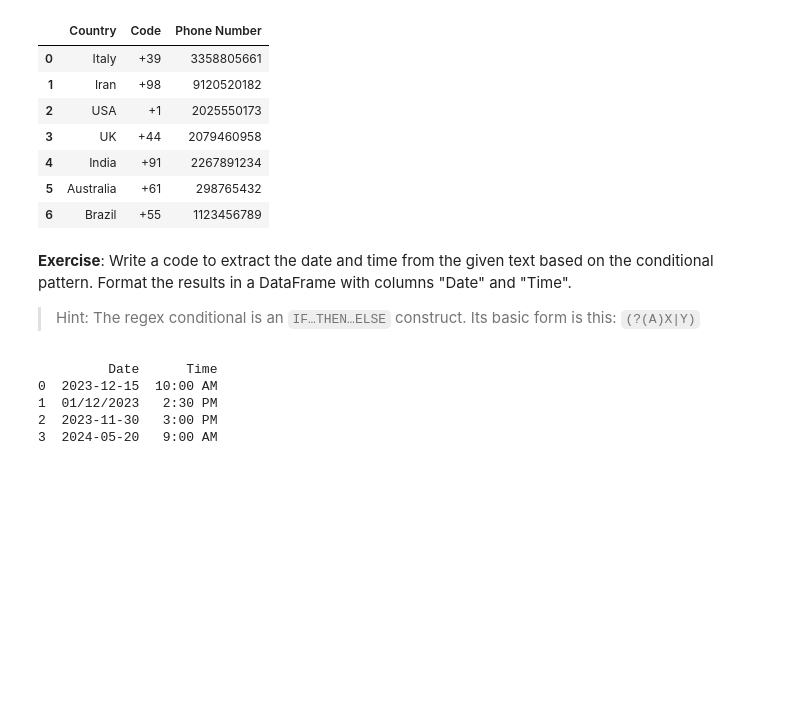
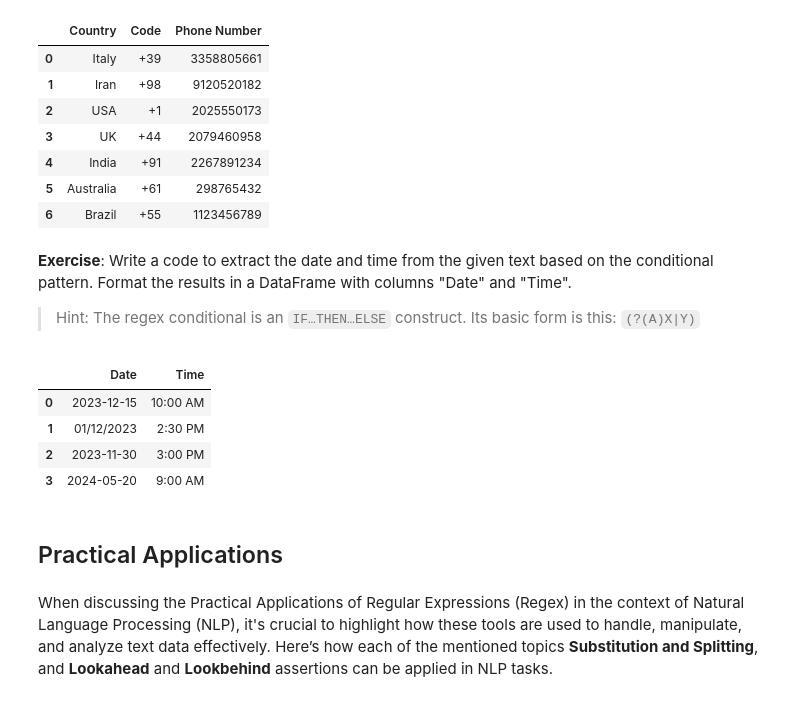
Before and after one commit to iacopomasi/NLP, a Jupyter notebook: notebooks/Part_1_3_Regular_Expressions.ipynb, the cells around one changed output. Saved outputs shown, nothing was run; the diff lists cells and outputs as text; code cells hidden in the pictures; blank space fills up the shorter version.

Commit message:
add Substitution and Splitting

```diff
--- a/notebooks/Part_1_3_Regular_Expressions.ipynb
+++ b/notebooks/Part_1_3_Regular_Expressions.ipynb
@@ -481,35 +481,39 @@ Please confirm by 2024-05-20 at 9:00 AM in the boardroom.
 # %%
 # @title 👀 Solution
 txt = """
 Meeting scheduled on 2023-12-15 at 10:00 AM in the conference room.
 Event is set for 01/12/2023 at 2:30 PM at the main hall.
 The report is due on 2023-11-30 at 3:00 PM in the office.
 Join us on 10/11/2024 for a webinar at 6:45 PM.
 Please confirm by 2024-05-20 at 9:00 AM in the boardroom.
 """
 
 # Regex pattern to extract date and time with conditional logic
 
 pattern = r"(?P<date>\d{4}-\d{2}-\d{2}|\d{2}/\d{2}/\d{4})\s+at\s+(?P<time>\d{1,2}:\d{2}\s[AP]M)"
 
 # Find all matches in the text
 matches = re.finditer(pattern, txt)
 
 # Initialize an empty DataFrame
 df = pd.DataFrame(columns=["Date", "Time"])
 
 # Populate the DataFrame using loc
 for idx, match in enumerate(matches):
     df.loc[idx] = [
         match.group("date"),
         match.group("time")
     ]
 
 
-print(df)
+df
 # %% [output]
-         Date      Time
-0  2023-12-15  10:00 AM
-1  01/12/2023   2:30 PM
-2  2023-11-30   3:00 PM
-3  2024-05-20   9:00 AM
+|  | Date | Time |
+| 0 | 2023-12-15 | 10:00 AM |
+| 1 | 01/12/2023 | 2:30 PM |
+| 2 | 2023-11-30 | 3:00 PM |
+| 3 | 2024-05-20 | 9:00 AM |
+# %% [markdown]
+## Practical Applications
+# %% [markdown]
+When discussing the Practical Applications of Regular Expressions (Regex) in the context of Natural Language Processing (NLP), it's crucial to highlight how these tools are used to handle, manipulate, and analyze text data effectively. Here’s how each of the mentioned topics **Substitution and Splitting**, and **Lookahead** and **Lookbehind** assertions can be applied in NLP tasks.
```
Also changed, not shown: parts of 6 cells of this notebook.
